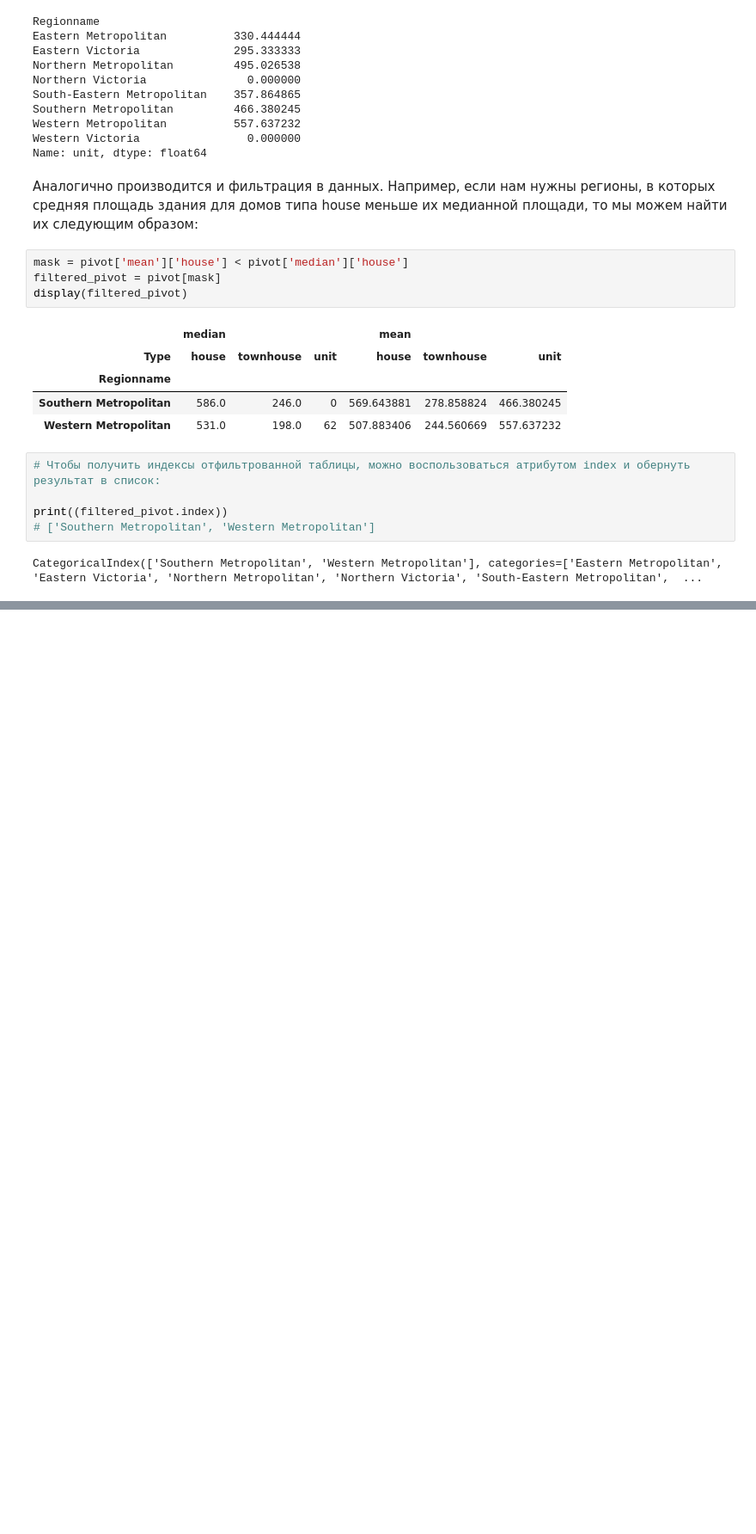
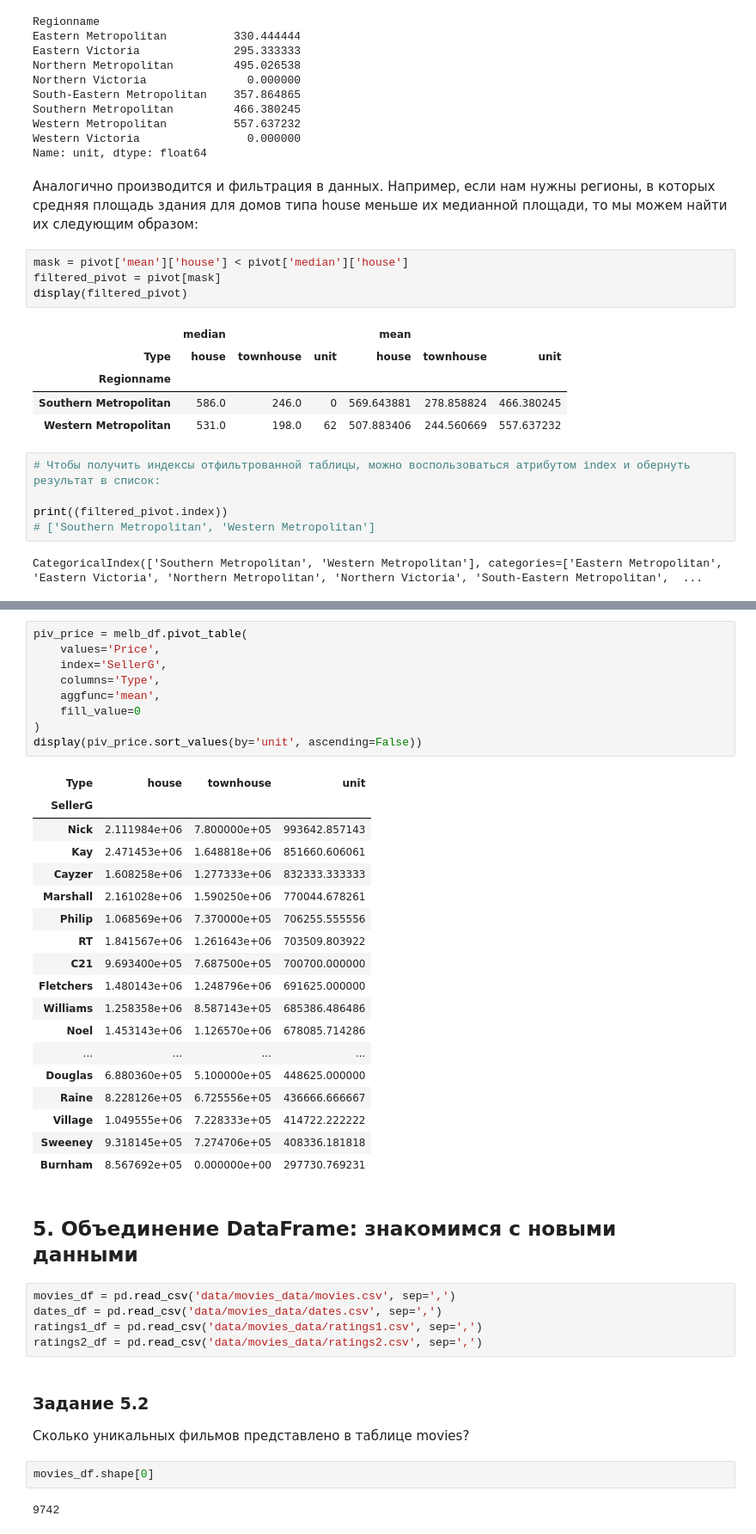
Before and after one commit to LarinDen/sf_ds, a Jupyter notebook: SkillFactory/PY_12_Продвинутые методы работы с данными в Pandas/Продвинутые методы работы с данными в Pandas.ipynb, the cells around one changed output, grey strips where cells are left out. Shown at 86% size. Drawn from its saved outputs; the diff is of its cells as text; blank space fills up the shorter version.

```diff
--- a/SkillFactory/PY_12_Продвинутые методы работы с данными в Pandas/Продвинутые методы работы с данными в Pandas.ipynb
+++ b/SkillFactory/PY_12_Продвинутые методы работы с данными в Pandas/Продвинутые методы работы с данными в Pandas.ipynb
@@ -708,0 +755,42 @@ CategoricalIndex(['Southern Metropolitan', 'Western Metropolitan'], categories=[
+# %%
+piv_price = melb_df.pivot_table(
+    values='Price',
+    index='SellerG',
+    columns='Type',
+    aggfunc='mean',
+    fill_value=0
+)
+display(piv_price.sort_values(by='unit', ascending=False))
+# %% [output]
+| Type | house | townhouse | unit |
+| SellerG |  |  |  |
+| Nick | 2.111984e+06 | 7.800000e+05 | 993642.857143 |
+| Kay | 2.471453e+06 | 1.648818e+06 | 851660.606061 |
+| Cayzer | 1.608258e+06 | 1.277333e+06 | 832333.333333 |
+| Marshall | 2.161028e+06 | 1.590250e+06 | 770044.678261 |
+| Philip | 1.068569e+06 | 7.370000e+05 | 706255.555556 |
+| RT | 1.841567e+06 | 1.261643e+06 | 703509.803922 |
+| C21 | 9.693400e+05 | 7.687500e+05 | 700700.000000 |
+| Fletchers | 1.480143e+06 | 1.248796e+06 | 691625.000000 |
+| Williams | 1.258358e+06 | 8.587143e+05 | 685386.486486 |
+| Noel | 1.453143e+06 | 1.126570e+06 | 678085.714286 |
+| ... | ... | ... | ... |
+| Douglas | 6.880360e+05 | 5.100000e+05 | 448625.000000 |
+| Raine | 8.228126e+05 | 6.725556e+05 | 436666.666667 |
+| Village | 1.049555e+06 | 7.228333e+05 | 414722.222222 |
+| Sweeney | 9.318145e+05 | 7.274706e+05 | 408336.181818 |
+| Burnham | 8.567692e+05 | 0.000000e+00 | 297730.769231 |
+# %% [markdown]
+## 5. Объединение DataFrame: знакомимся с новыми данными
+# %%
+movies_df = pd.read_csv('data/movies_data/movies.csv', sep=',')
+dates_df = pd.read_csv('data/movies_data/dates.csv', sep=',')
+ratings1_df = pd.read_csv('data/movies_data/ratings1.csv', sep=',')
+ratings2_df = pd.read_csv('data/movies_data/ratings2.csv', sep=',')
+# %% [markdown]
+### Задание 5.2
+Сколько уникальных фильмов представлено в таблице movies?
+# %%
+movies_df.shape[0]
+# %% [output]
+9742
```
Also changed, not shown: parts of 15 cells of this notebook, 4 other files.
